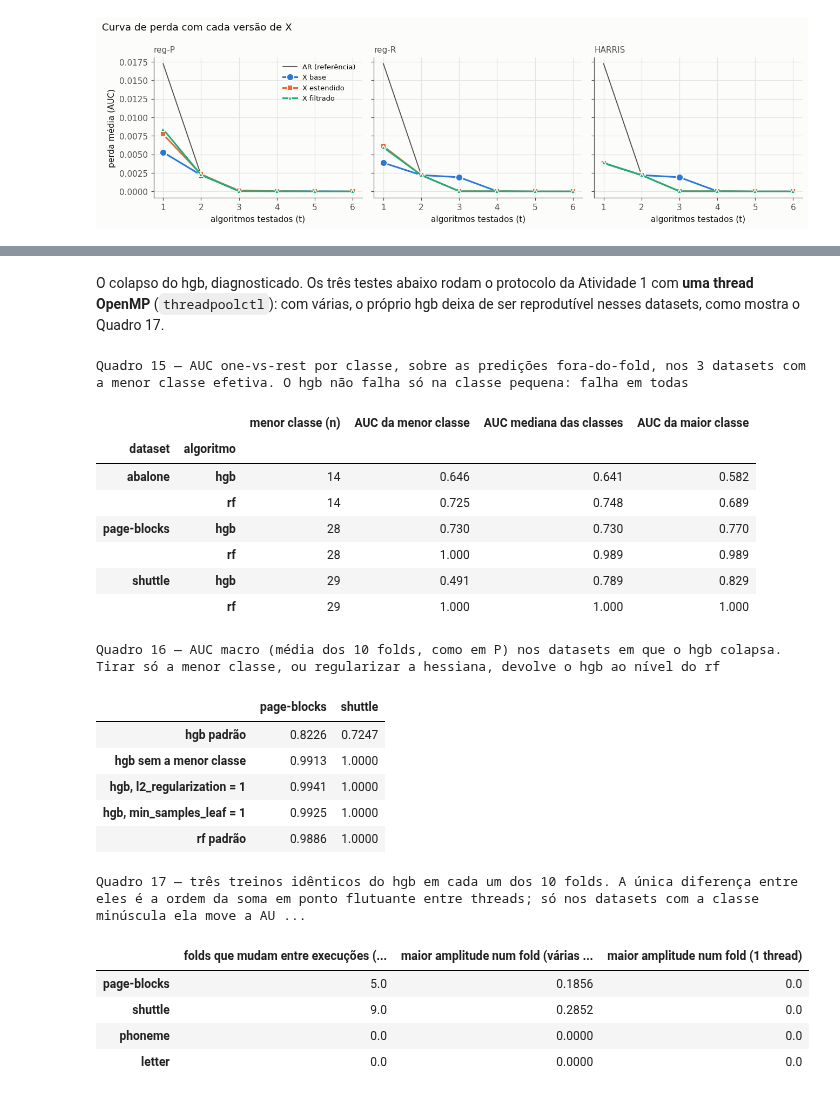
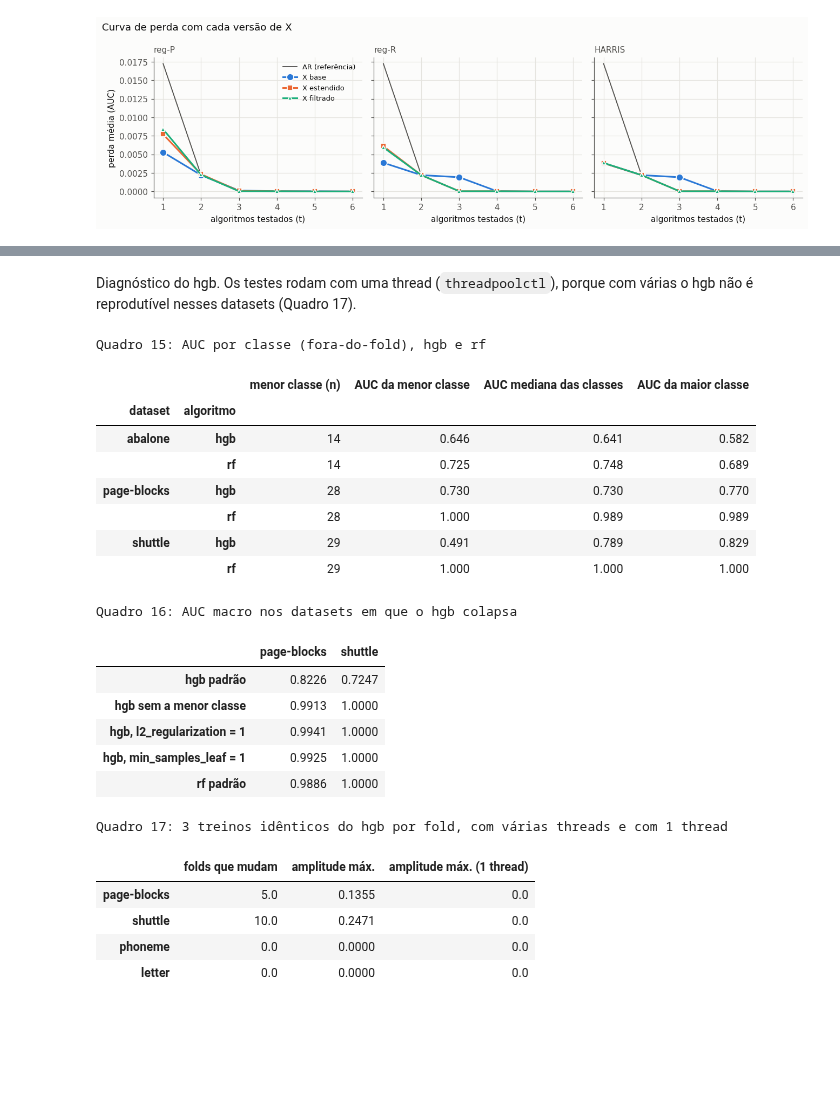
Before and after one commit to Gaolgo0909/in1097-metalearning, a Jupyter notebook: atividade2/metacaracteristicas_dominio.ipynb, the cells around one changed output, grey strips where cells are left out. Drawn from its saved outputs; the diff is of its cells as text; code cells hidden in the pictures; blank space fills up the shorter version.

```diff
--- a/atividade2/metacaracteristicas_dominio.ipynb
+++ b/atividade2/metacaracteristicas_dominio.ipynb
@@ -1012,9 +972,8 @@ Os 6 datasets com a menor classe efetiva — o rank do hgb muda de patamar entre
 | 41168 | jannis | 7.65 | 1.0 |
 | 300 | isolet | 8.22 | 1.5 |
 # %% [markdown]
-O colapso do hgb, diagnosticado. Os três testes abaixo rodam o protocolo da Atividade 1 com **uma thread
-OpenMP** (`threadpoolctl`): com várias, o próprio hgb deixa de ser reprodutível nesses datasets, como mostra
-o Quadro 17.
+Diagnóstico do hgb. Os testes rodam com uma thread (`threadpoolctl`), porque com várias o hgb não é
+reprodutível nesses datasets (Quadro 17).
 # %%
 from sklearn.base import clone
 from sklearn.ensemble import HistGradientBoostingClassifier
@@ -1064,11 +1023,10 @@ with threadpool_limits(limits=1, user_api="openmp"):
                            "AUC da maior classe": por_classe[tamanho.index[-1]]})
 quadro_por_classe = pd.DataFrame(linhas).set_index(["dataset", "algoritmo"])
 
-print("Quadro 15 — AUC one-vs-rest por classe, sobre as predições fora-do-fold, nos 3 datasets com a menor "
-      "classe efetiva. O hgb não falha só na classe pequena: falha em todas")
+print("Quadro 15: AUC por classe (fora-do-fold), hgb e rf")
 quadro_por_classe.round(3)
 # %% [output]
-Quadro 15 — AUC one-vs-rest por classe, sobre as predições fora-do-fold, nos 3 datasets com a menor classe efetiva. O hgb não falha só na classe pequena: falha em todas
+Quadro 15: AUC por classe (fora-do-fold), hgb e rf
 |  |  | menor classe (n) | AUC da menor classe | AUC mediana das classes | AUC da maior classe |
 | dataset | algoritmo |  |  |  |  |
 | abalone | hgb | 14 | 0.646 | 0.641 | 0.582 |
@@ -1092,11 +1050,10 @@ with threadpool_limits(limits=1, user_api="openmp"):
                                           for rotulo, (modelo, sem_menor) in CONFIGURACOES.items()}
         for did in COLAPSOS})
 
-print("Quadro 16 — AUC macro (média dos 10 folds, como em P) nos datasets em que o hgb colapsa. Tirar só a "
-      "menor classe, ou regularizar a hessiana, devolve o hgb ao nível do rf")
+print("Quadro 16: AUC macro nos datasets em que o hgb colapsa")
 quadro_causal.round(4)
 # %% [output]
-Quadro 16 — AUC macro (média dos 10 folds, como em P) nos datasets em que o hgb colapsa. Tirar só a menor classe, ou regularizar a hessiana, devolve o hgb ao nível do rf
+Quadro 16: AUC macro nos datasets em que o hgb colapsa
 |  | page-blocks | shuttle |
 | hgb padrão | 0.8226 | 0.7247 |
 | hgb sem a menor classe | 0.9913 | 1.0000 |
@@ -1106,31 +1063,30 @@ Quadro 16 — AUC macro (média dos 10 folds, como em P) nos datasets em que o h
 # %%
 def _repetir(did, vezes=3):
     Xd, yd = _dados_protocolo(did)
     livre, uma_thread = [], []
     for treino, teste in StratifiedKFold(a1.N_FOLDS, shuffle=True, random_state=a1.SEMENTE).split(Xd, yd):
         def uma():
             m = Pipeline([("pre", a1._preprocessador(Xd)), ("clf", clone(a1.ALGORITMOS["hgb"]))])
             m.fit(Xd.iloc[treino], yd.iloc[treino])
             return a1._auc(yd.iloc[teste], m.predict_proba(Xd.iloc[teste]), m.classes_)
         livre.append([uma() for _ in range(vezes)])
         with threadpool_limits(limits=1, user_api="openmp"):
             uma_thread.append([uma() for _ in range(vezes)])
     amp_livre, amp_uma = np.ptp(livre, axis=1), np.ptp(uma_thread, axis=1)
-    return {"folds que mudam entre execuções (várias threads)": int((amp_livre > 1e-9).sum()),
-            "maior amplitude num fold (várias threads)": amp_livre.max(),
-            "maior amplitude num fold (1 thread)": amp_uma.max()}
+    return {"folds que mudam": int((amp_livre > 1e-9).sum()),
+            "amplitude máx.": amp_livre.max(),
+            "amplitude máx. (1 thread)": amp_uma.max()}
 
 
 quadro_determinismo = pd.DataFrame({P.xs(did, level="did").index[0]: _repetir(did)
                                     for did in COLAPSOS + [1489, 6]}).T
-print("Quadro 17 — três treinos idênticos do hgb em cada um dos 10 folds. A única diferença entre eles é a "
-      "ordem da soma em ponto flutuante entre threads; só nos datasets com a classe minúscula ela move a AUC")
+print("Quadro 17: 3 treinos idênticos do hgb por fold, com várias threads e com 1 thread")
 quadro_determinismo.round(4)
 # %% [output]
-Quadro 17 — três treinos idênticos do hgb em cada um dos 10 folds. A única diferença entre eles é a ordem da soma em ponto flutuante entre threads; só nos datasets com a classe minúscula ela move a AU ...
+Quadro 17: 3 treinos idênticos do hgb por fold, com várias threads e com 1 thread
-|  | folds que mudam entre execuções (... | maior amplitude num fold (várias ... | maior amplitude num fold (1 thread) |
-| page-blocks | 5.0 | 0.1856 | 0.0 |
-| shuttle | 9.0 | 0.2852 | 0.0 |
+|  | folds que mudam | amplitude máx. | amplitude máx. (1 thread) |
+| page-blocks | 5.0 | 0.1355 | 0.0 |
+| shuttle | 10.0 | 0.2471 | 0.0 |
 | phoneme | 0.0 | 0.0000 | 0.0 |
 | letter | 0.0 | 0.0000 | 0.0 |
 # %%
```
Also changed, not shown: parts of 38 cells of this notebook, 6 other files.
